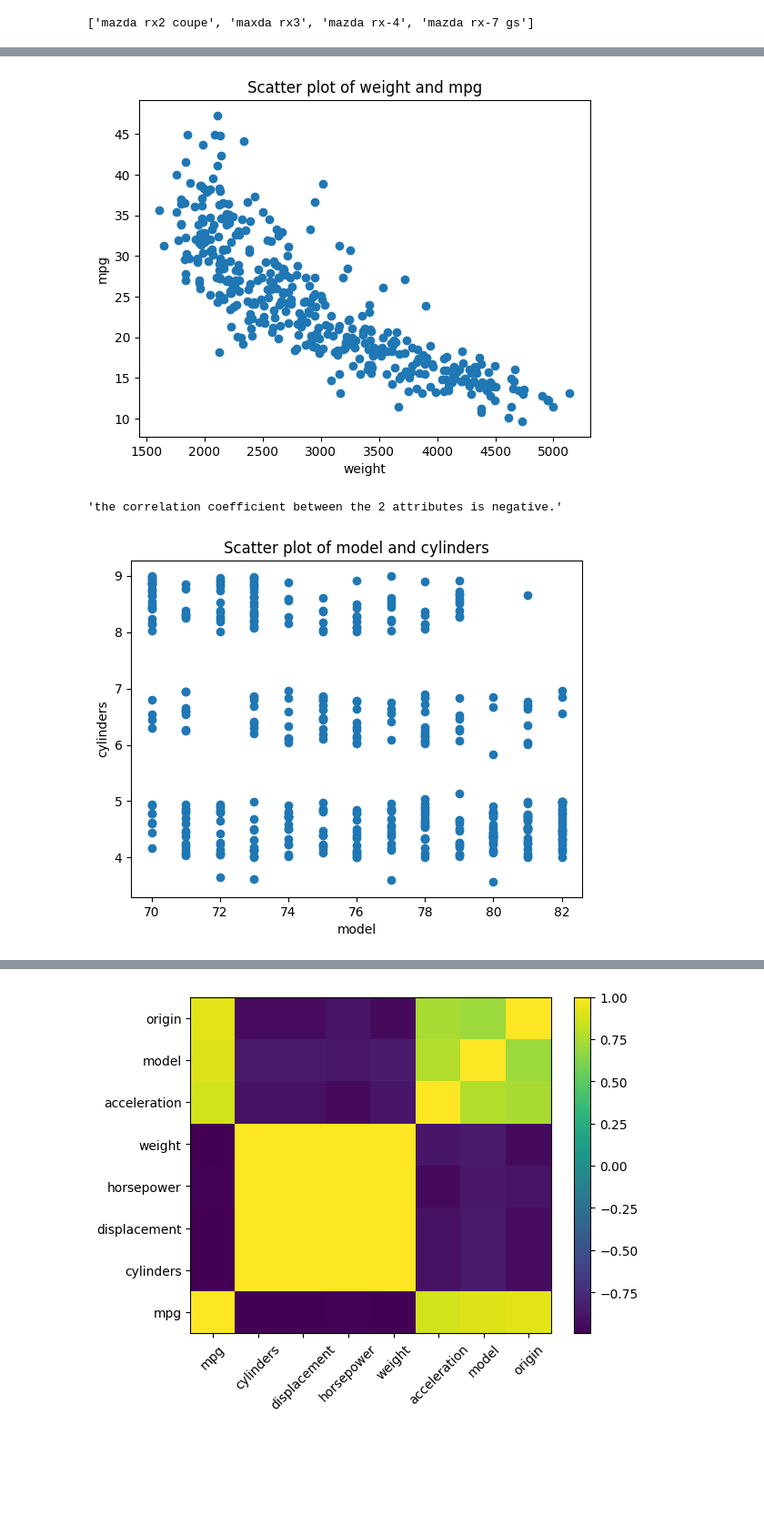
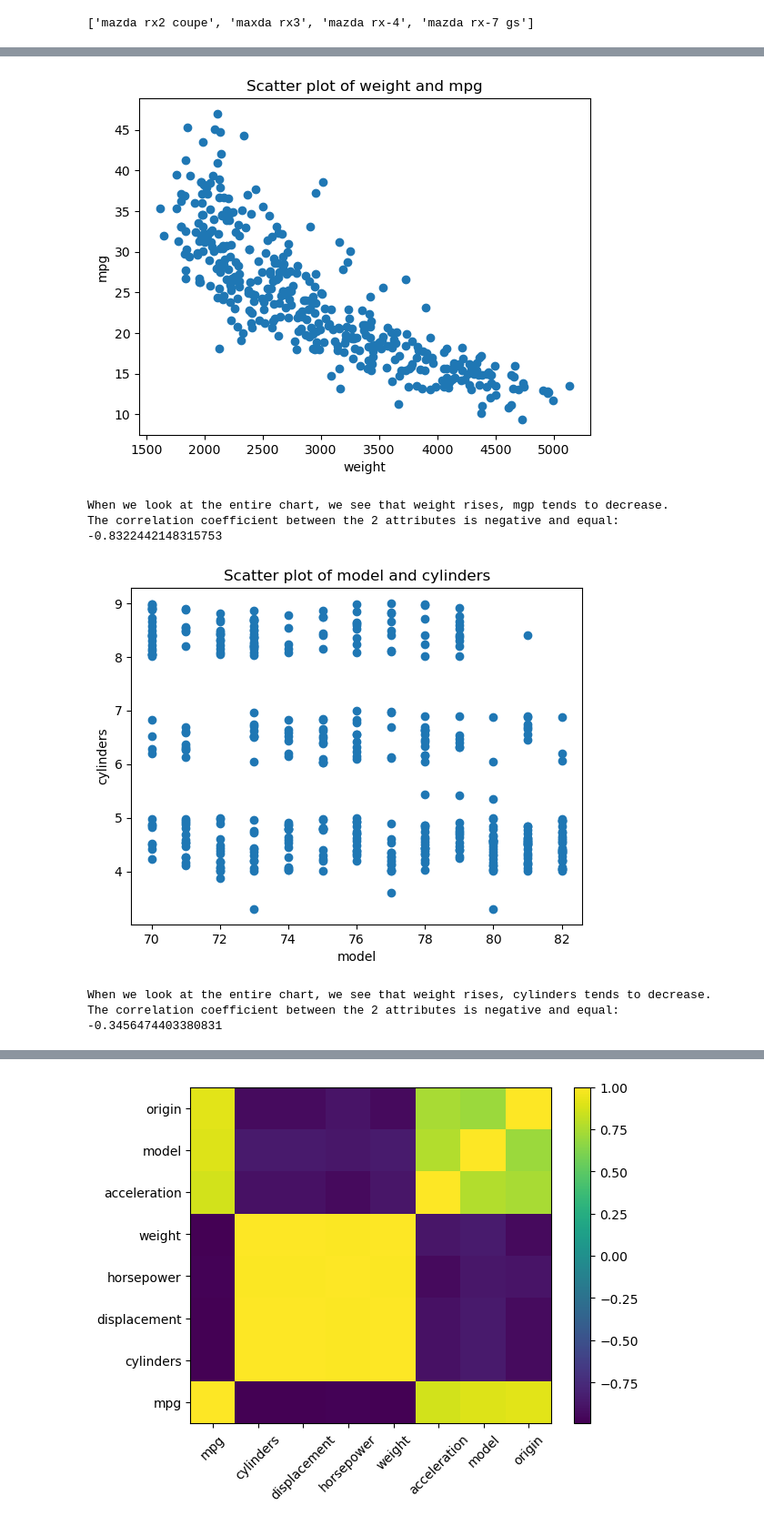
Before and after one commit to HoDangCao/Data-Vis, a Jupyter notebook: lab3/carmpg.ipynb, the cells around one changed output, grey strips where cells are left out. Shown: that part at 91% size. Saved outputs shown, nothing was run; the diff lists cells and outputs as text; code cells hidden in the pictures; blank space fills up the shorter version.

```diff
--- a/lab3/carmpg.ipynb
+++ b/lab3/carmpg.ipynb
@@ -126,24 +126,42 @@ plot_hist('horsepower')
 # %%
 # 5. Plot a scatterplot of weight vs. MPG attributes.
 def plot_scatter(attr_1, attr_2):
-    plt.scatter(data[attr_1], data[attr_2] + np.random.random(len(data[attr_2])))
+    plt.scatter(data[attr_1], data[attr_2] + np.random.random(len(data.mpg)))
     plt.title(f'Scatter plot of {attr_1} and {attr_2}')
     plt.xlabel(attr_1)
     plt.ylabel(attr_2)
     plt.show()
+
+def plot_scatter_extract(attr_1, attr_2, df):
+    plt.scatter(df[attr_1], df[attr_2] + np.random.random(len(df.mpg)))
+    plt.title(f'Scatter plot of {attr_1} and {attr_2}')
+    plt.xlabel(attr_1)
+    plt.ylabel(attr_2)
+    plt.show()
+
 plot_scatter('weight', 'mpg')
 # What do you conclude about the relationship between the attributes?
-
+print('When we look at the entire chart, we see that weight rises, mgp tends to decrease.')
 # What is the correlation coefficient between the 2 attributes?
 """the correlation coefficient between the 2 attributes is negative."""
+data5 = data.dropna()
+value = np.corrcoef(np.array(data5['weight'].values), np.array(data5['mpg'].values))[0, 1]
+print(f'The correlation coefficient between the 2 attributes is negative and equal: {value}')
 # %% [output]
-[figure, old version]
+[figure, new version]
-'the correlation coefficient between the 2 attributes is negative.'
+When we look at the entire chart, we see that weight rises, mgp tends to decrease.
+The correlation coefficient between the 2 attributes is negative and equal: -0.8322442148315753
 # %%
 # 6. Plot a scatterplot of year vs. cylinders attributes.
 # Add a small random noise to the values to make the scatterplot look nicer.
 # (Hint: data.mpg + np.random.random(len(data.mpg)) will add small random noise)
 plot_scatter('model', 'cylinders')
-# What can you conclude? Do some internet search about the history of car industry during 70’s that might explain the results.
+# What can you conclude?
+# Do some internet search about the history of car tgcf vmfkhg during 70’s that might explain the results.
+print('When we look at the entire chart, we see that weight rises, cylinders tends to decrease.')
+value = np.corrcoef(np.array(data5['model'].values), np.array(data5['cylinders'].values))[0, 1]
+print(f'The correlation coefficient between the 2 attributes is negative and equal: {value}')
 # %% [output]
-[figure, old version]
+[figure, new version]
+When we look at the entire chart, we see that weight rises, cylinders tends to decrease.
+The correlation coefficient between the 2 attributes is negative and equal: -0.3456474403380831
```
Also changed, not shown: parts of 7 cells of this notebook.
